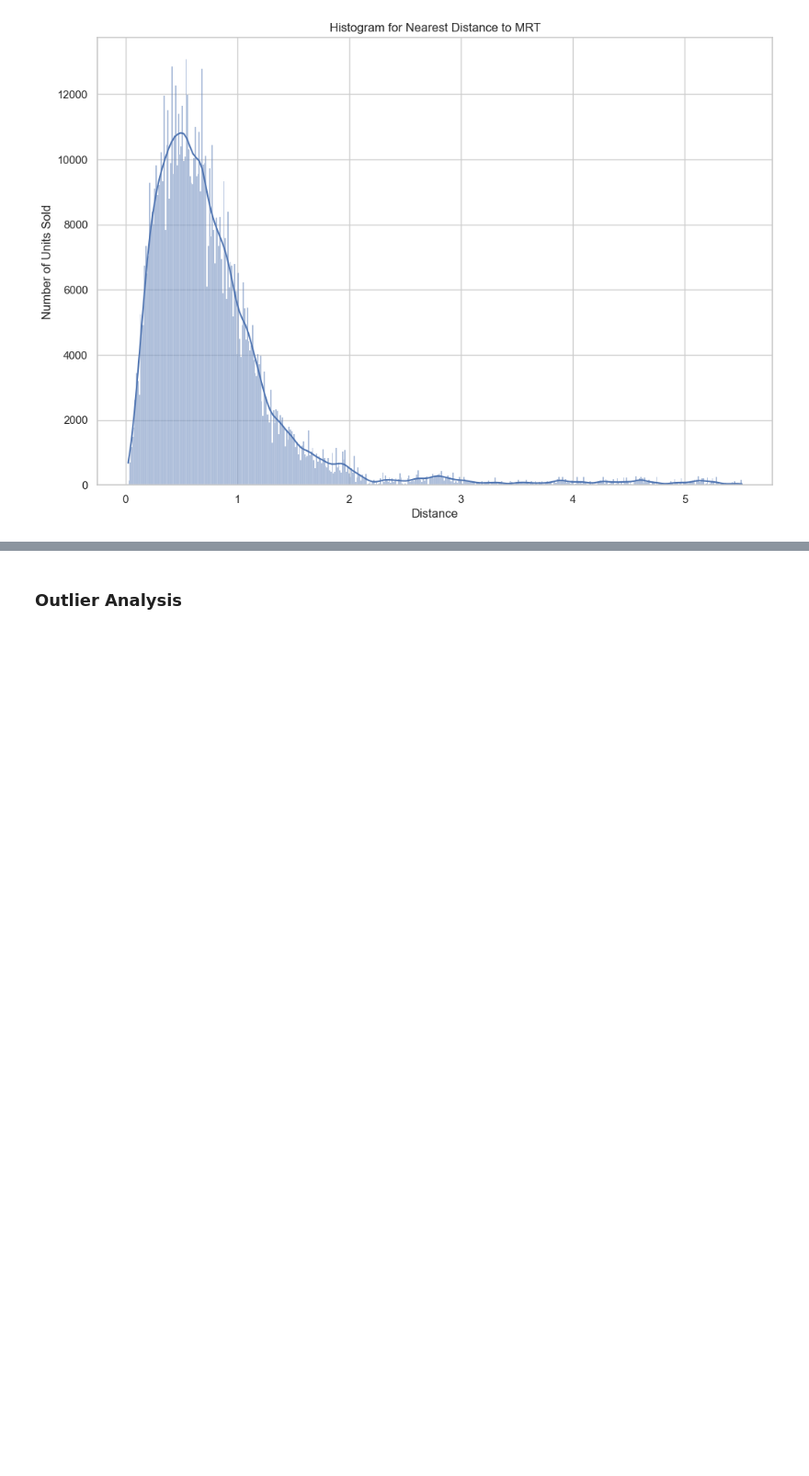
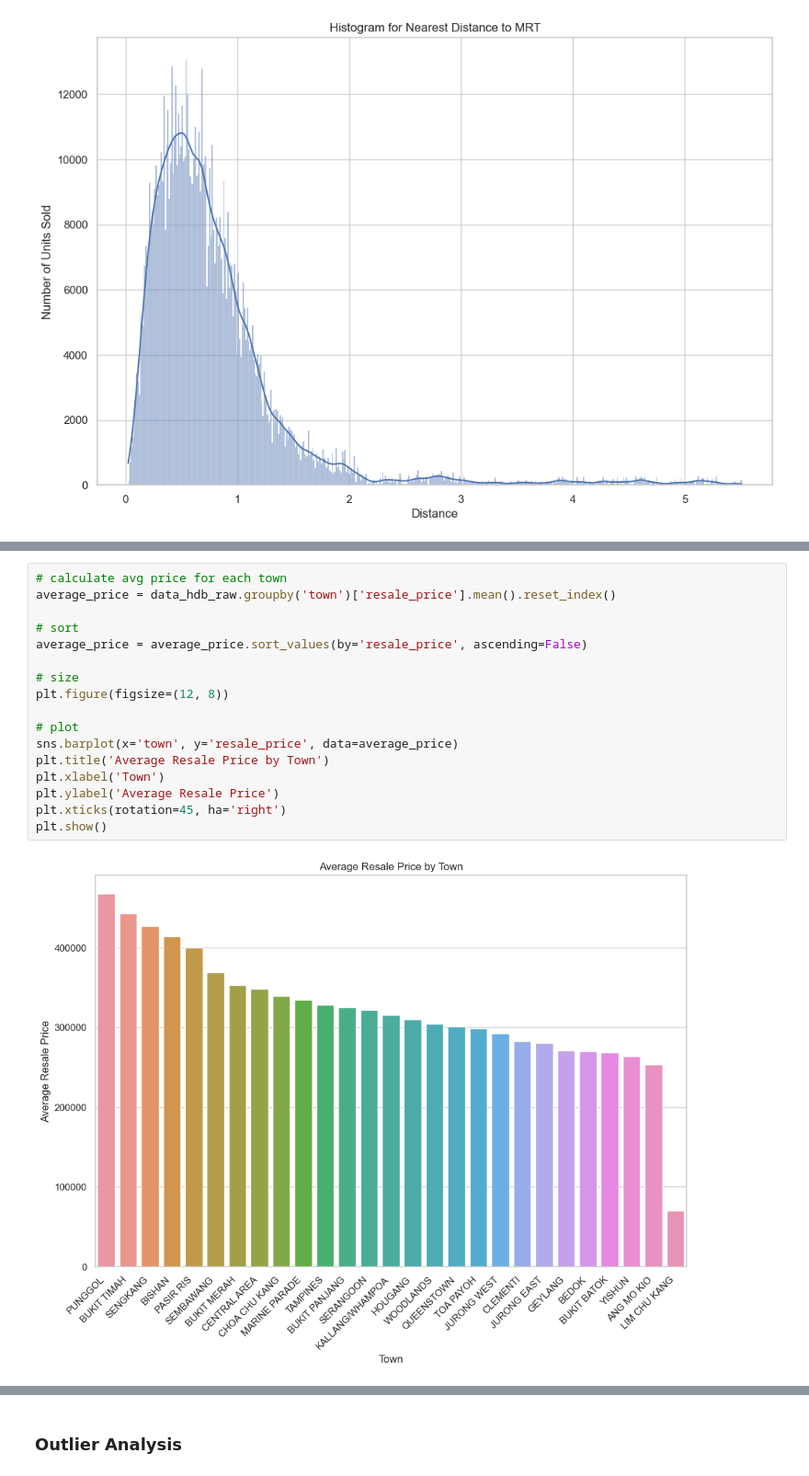
Before and after one commit to kkinmunn/is4303_hdbresale, a Jupyter notebook: eda/eda.ipynb, the cells around one changed output, grey strips where cells are left out. Shown at 92% size. Saved outputs shown, nothing was run; the diff lists cells and outputs as text; blank space fills up the shorter version.

```diff
--- a/eda/eda.ipynb
+++ b/eda/eda.ipynb
@@ -314,0 +349,19 @@ plt.show()
+# %%
+# calculate avg price for each town
+average_price = data_hdb_raw.groupby('town')['resale_price'].mean().reset_index()
+
+# sort
+average_price = average_price.sort_values(by='resale_price', ascending=False)
+
+# size
+plt.figure(figsize=(12, 8))
+
+# plot
+sns.barplot(x='town', y='resale_price', data=average_price)
+plt.title('Average Resale Price by Town')
+plt.xlabel('Town')
+plt.ylabel('Average Resale Price')
+plt.xticks(rotation=45, ha='right')
+plt.show()
+# %% [output]
+[figure, added]
```
Also changed, not shown: parts of 6 cells of this notebook.
